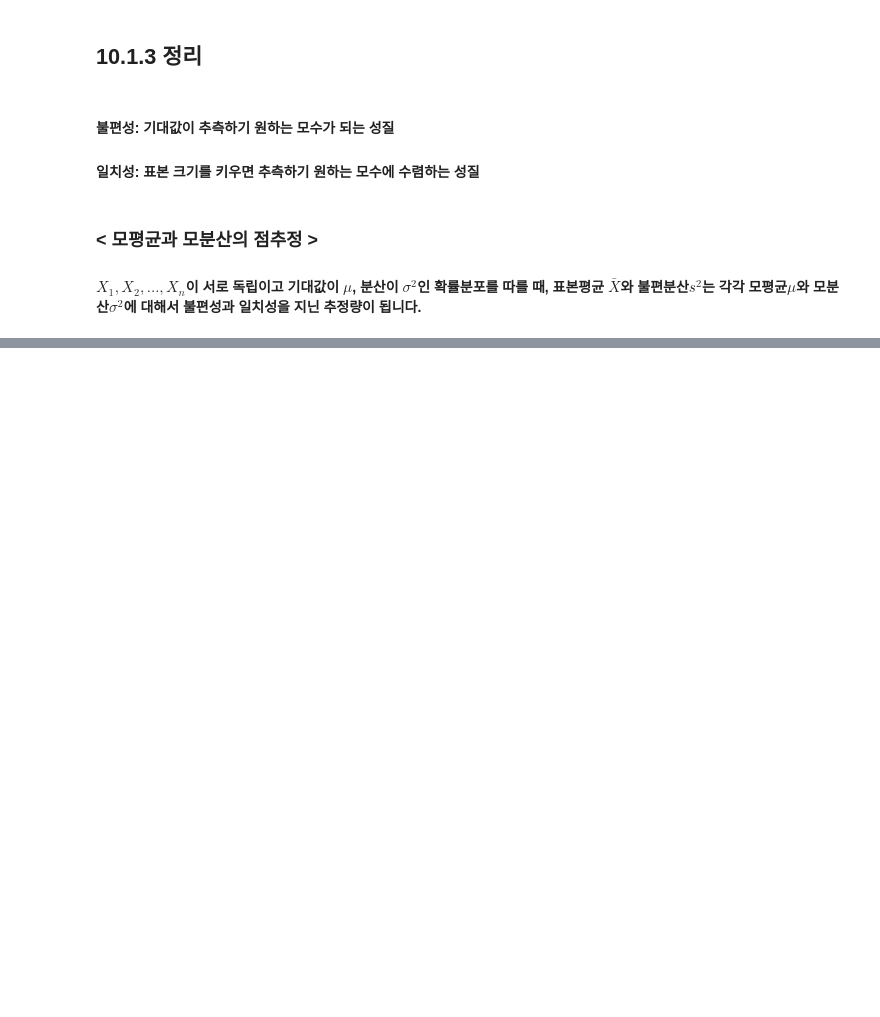
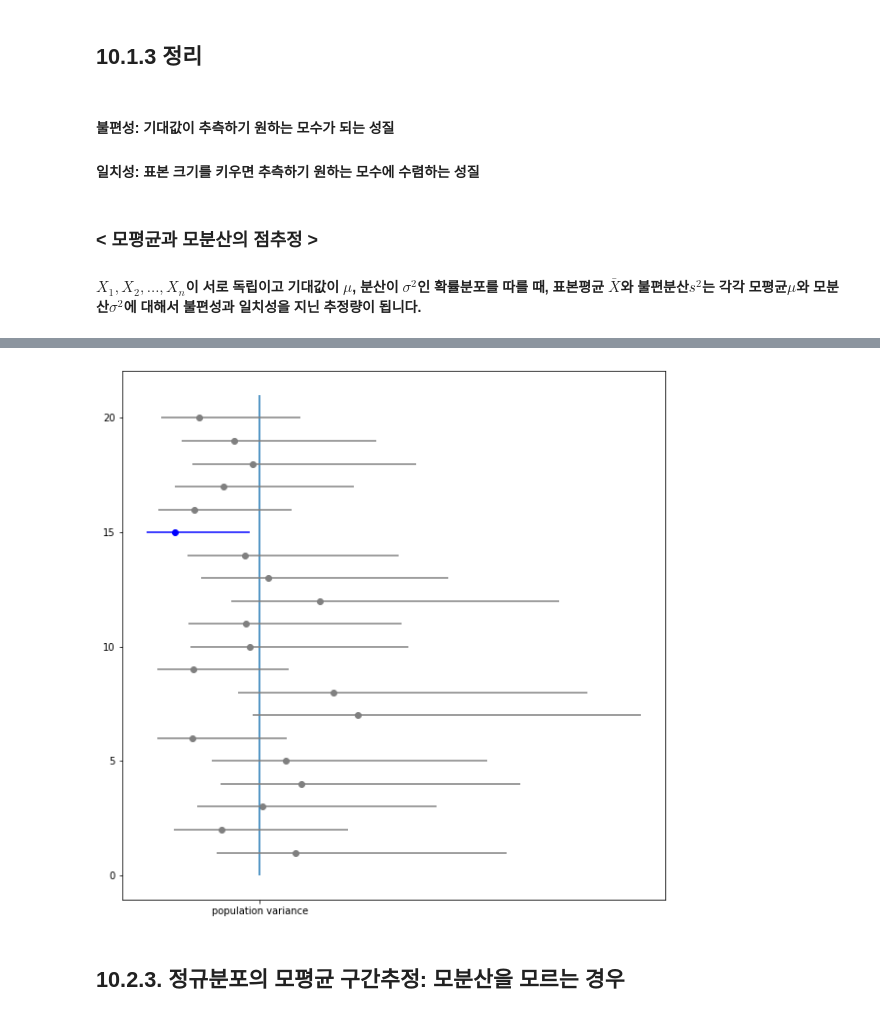
Before and after one commit to wousikchoi16/statpython, a Jupyter notebook: CH10_통계적추정.ipynb, the cells around one changed output, grey strips where cells are left out. Cells and saved outputs as stored; diff of their text form; code cells hidden in the pictures; blank space fills up the shorter version.

```diff
--- a/CH10_통계적추정.ipynb
+++ b/CH10_통계적추정.ipynb
@@ -130,0 +216,26 @@ u_var
+# %%
+fig = plt.figure(figsize=(10, 10))
+ax = fig.add_subplot(111)
+
+rv = stats.chi2(df=n-1)
+n_samples = 20
+ax.vlines(p_var, 0, 21)
+for i in range(n_samples):
+    sample_ = samples[i]
+    u_var_ = np.var(sample_, ddof=1)
+    lcl = (n-1) * u_var_ / rv.isf(0.025)
+    ucl = (n-1) * u_var_ / rv.isf(0.975)
+    if lcl <= p_var <= ucl:
+        ax.scatter(u_var_, n_samples-i, color='gray')
+        ax.hlines(n_samples-i, lcl, ucl, 'gray')
+    else:
+        ax.scatter(u_var_, n_samples-i, color='b')
+        ax.hlines(n_samples-i, lcl, ucl, 'b')
+ax.set_xticks([p_var])
+ax.set_xticklabels(['population variance'])
+
+plt.show()
+# %% [output]
+[figure, added]
+# %% [markdown]
+## 10.2.3. 정규분포의 모평균 구간추정: 모분산을 모르는 경우
```
Also changed, not shown: parts of 10 cells of this notebook.
